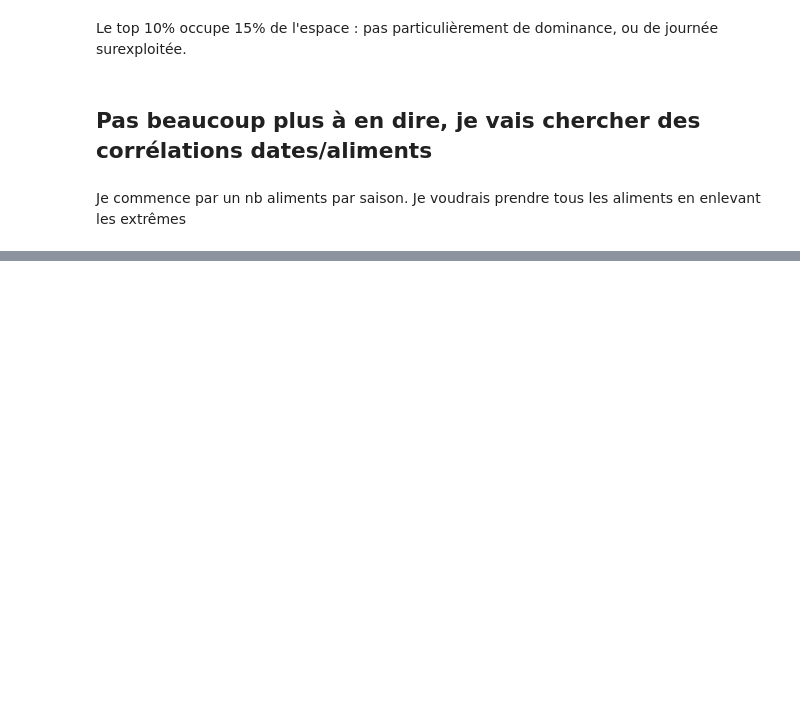
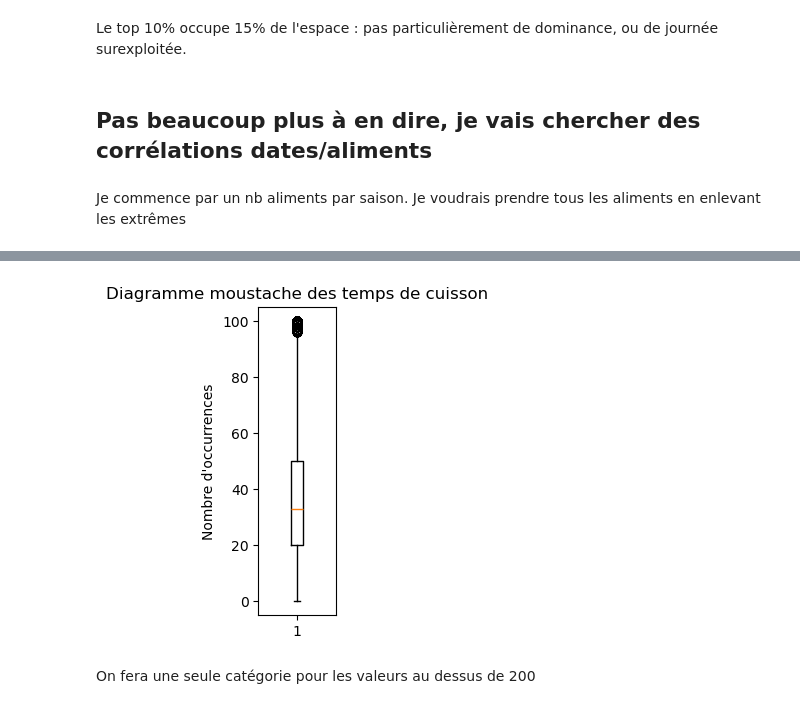
Before and after one commit to danhayoun/Kit_Big_Data_MS2025, a Jupyter notebook: Backend/src/Analyse1.ipynb, the cells around one changed output, grey strips where cells are left out. Drawn from its saved outputs; the diff is of its cells as text; code cells hidden in the pictures; blank space fills up the shorter version.

```diff
--- a/Backend/src/Analyse1.ipynb
+++ b/Backend/src/Analyse1.ipynb
@@ -256,0 +339,30 @@ Je commence par un nb aliments par saison. Je voudrais prendre tous les aliments
+# %%
+#On refait un moustache pour voir ce que ça donne
+
+# Extraire les occurrences et les mots
+occurrences_values = list(dictionnaire_minutes.values())
+mots = list(dictionnaire_minutes.keys())
+
+# Créer le diagramme en boîte (boxplot)
+fig, ax = plt.subplots()
+fig.set_size_inches(1, 4)
+ax.boxplot(occurrences_values)
+
+# Calculer la position des points extrêmes
+outliers = ax.lines[5].get_ydata()
+
+# Afficher les mots associés aux outliers (valeurs extrêmes)
+for outlier in outliers:
+    # Trouver le mot correspondant à la valeur d'occurrence
+    mot_associe = [mot for mot, count in dictionnaire_minutes.items() if count == outlier]
+
+# Ajouter un titre et des labels
+plt.title('Diagramme moustache des temps de cuisson')
+plt.ylabel('Nombre d\'occurrences')
+
+# Afficher le diagramme
+plt.show()
+# %% [output]
+[figure, added]
+# %% [markdown]
+On fera une seule catégorie pour les valeurs au dessus de  200
```
Also changed, not shown: parts of 9 cells of this notebook, 1 other file.
